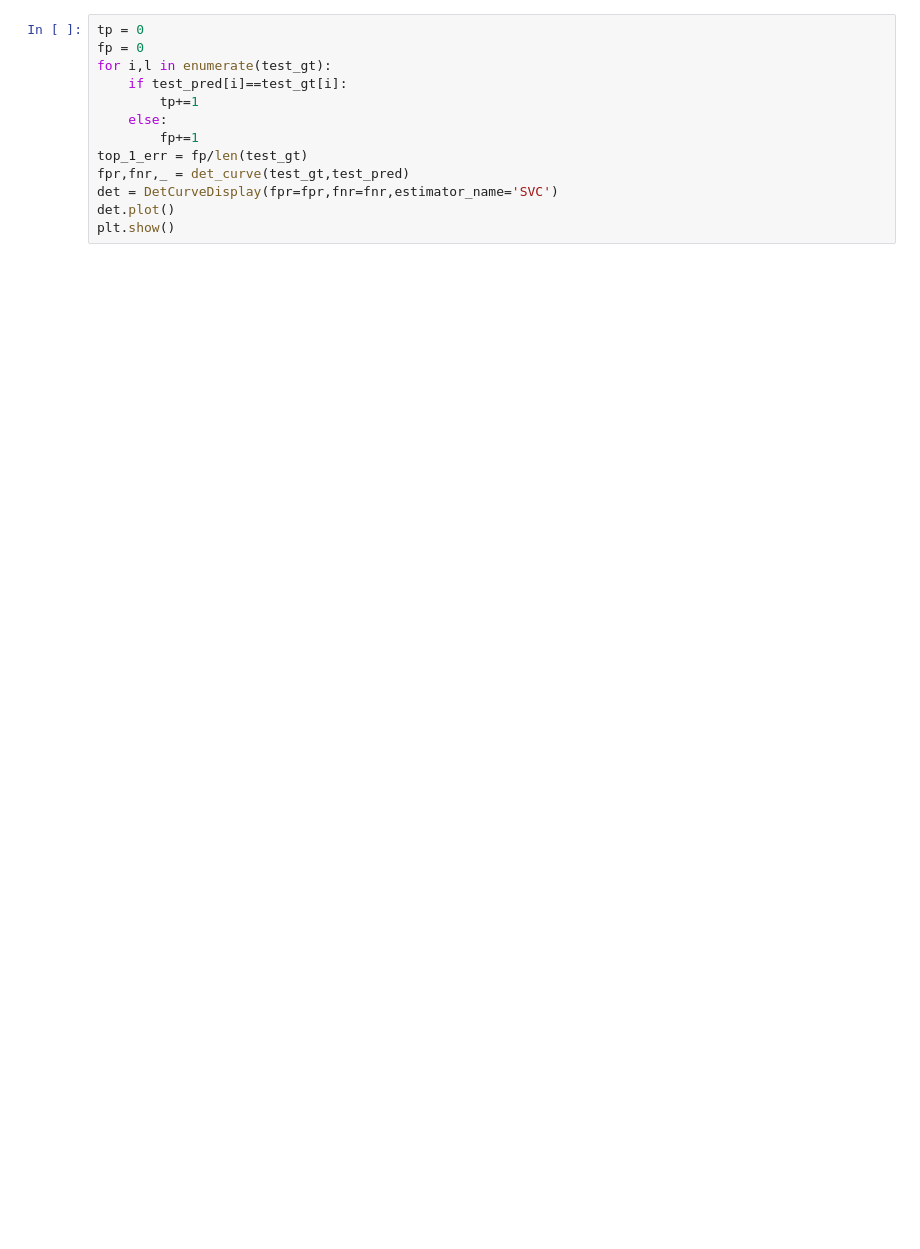
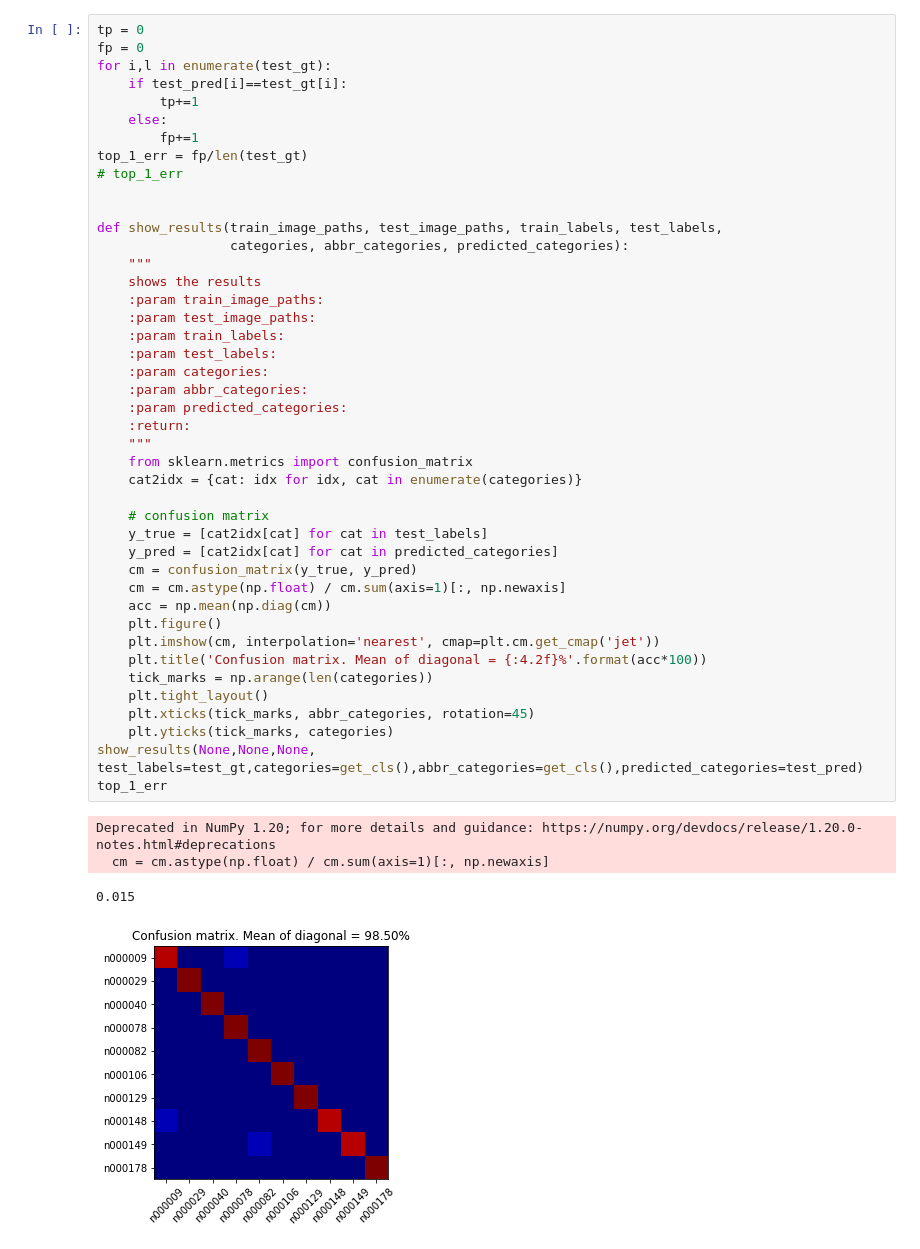
Before and after one commit to wanteatfruit/CS308-Project-Face-Recognition, a Jupyter notebook: evaluation.ipynb, the cells around one changed output. Cells and saved outputs as stored; diff of their text form; blank space fills up the shorter version.

```diff
--- a/evaluation.ipynb
+++ b/evaluation.ipynb
@@ -56,16 +49,51 @@ KeyboardInterrupt:
-# %%
-tp = 0
-fp = 0
-for i,l in enumerate(test_gt):
-    if test_pred[i]==test_gt[i]:
-        tp+=1
-    else:
-        fp+=1
-top_1_err = fp/len(test_gt)
-fpr,fnr,_ = det_curve(test_gt,test_pred)
-det = DetCurveDisplay(fpr=fpr,fnr=fnr,estimator_name='SVC')
-det.plot()
-plt.show()
+# %%
+tp = 0
+fp = 0
+for i,l in enumerate(test_gt):
+    if test_pred[i]==test_gt[i]:
+        tp+=1
+    else:
+        fp+=1
+top_1_err = fp/len(test_gt)
+# top_1_err
+
+
+def show_results(train_image_paths, test_image_paths, train_labels, test_labels,
+                 categories, abbr_categories, predicted_categories):
+    """
+    shows the results
+    :param train_image_paths:
+    :param test_image_paths:
+    :param train_labels:
+    :param test_labels:
+    :param categories:
+    :param abbr_categories:
+    :param predicted_categories:
+    :return:
+    """
+    from sklearn.metrics import confusion_matrix
+    cat2idx = {cat: idx for idx, cat in enumerate(categories)}
+
+    # confusion matrix
+    y_true = [cat2idx[cat] for cat in test_labels]
+    y_pred = [cat2idx[cat] for cat in predicted_categories]
+    cm = confusion_matrix(y_true, y_pred)
+    cm = cm.astype(np.float) / cm.sum(axis=1)[:, np.newaxis]
+    acc = np.mean(np.diag(cm))
+    plt.figure()
+    plt.imshow(cm, interpolation='nearest', cmap=plt.cm.get_cmap('jet'))
+    plt.title('Confusion matrix. Mean of diagonal = {:4.2f}%'.format(acc*100))
+    tick_marks = np.arange(len(categories))
+    plt.tight_layout()
+    plt.xticks(tick_marks, abbr_categories, rotation=45)
+    plt.yticks(tick_marks, categories)
+show_results(None,None,None, test_labels=test_gt,categories=get_cls(),abbr_categories=get_cls(),predicted_categories=test_pred)
+top_1_err
+# %% [output]
+Deprecated in NumPy 1.20; for more details and guidance: https://numpy.org/devdocs/release/1.20.0-notes.html#deprecations
+  cm = cm.astype(np.float) / cm.sum(axis=1)[:, np.newaxis]
+0.015
+[figure, added]
 # %%
 def get_cls_veri():
     cls =[]
```
Also changed, not shown: parts of 4 cells of this notebook, 5 other files.
